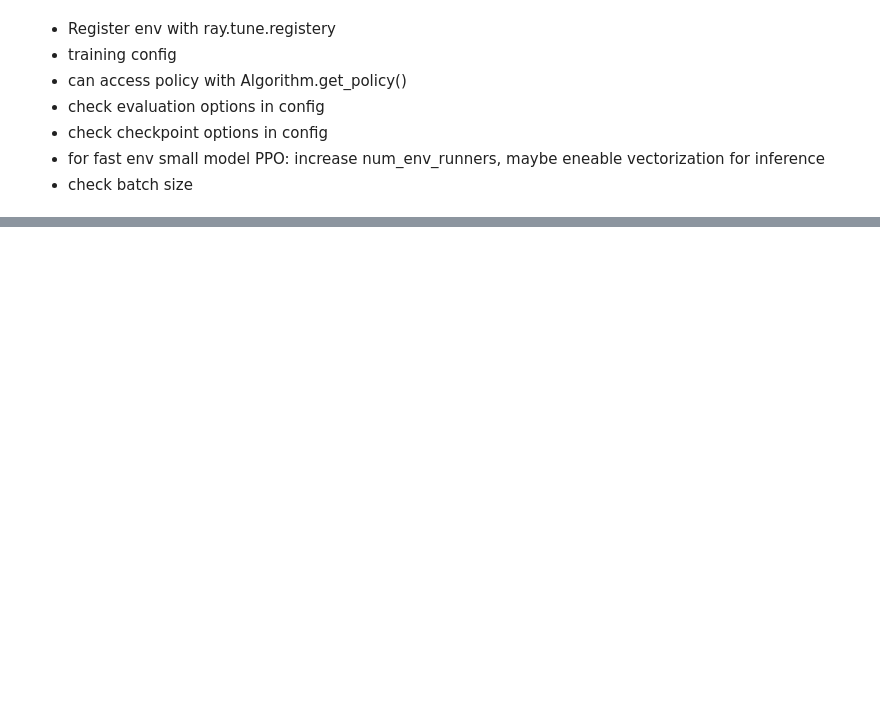
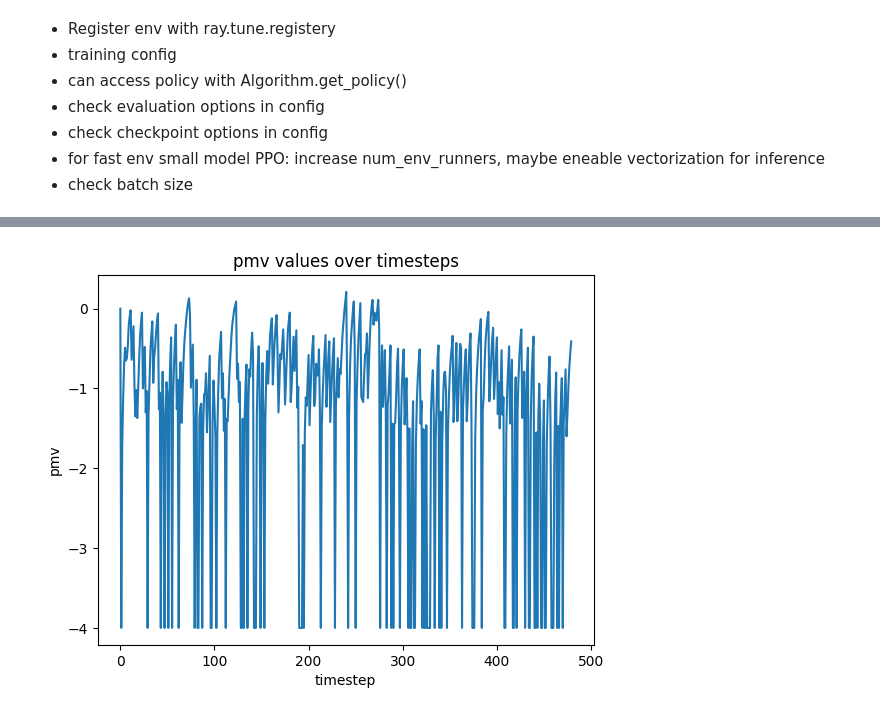
Before and after one commit to Light52566/rllib-energyplus-hi, a Jupyter notebook: training.ipynb, the cells around one changed output, grey strips where cells are left out. Drawn from its saved outputs; the diff is of its cells as text; code cells hidden in the pictures; blank space fills up the shorter version.

```diff
--- a/training.ipynb
+++ b/training.ipynb
@@ -212,0 +262,17 @@ plt.show()
+# %%
+# get the pmv values per timestep (96 time steps)
+pmv_values = combined_results['pmv']
+# pad a zero at the beginning of the pmv values to make it the same length as the actions
+pmv_values = np.concatenate([np.zeros(1), pmv_values])
+#replace the nan values with -4
+pmv_values[np.isnan(pmv_values)] = -4
+
+
+# plot the pmv values over timesteps
+plt.plot(pmv_values)
+plt.xlabel("timestep")
+plt.ylabel("pmv")
+plt.title("pmv values over timesteps")
+plt.show()
+# %% [output]
+[figure, added]
```
Also changed, not shown: parts of 15 cells of this notebook, 2 other files.
